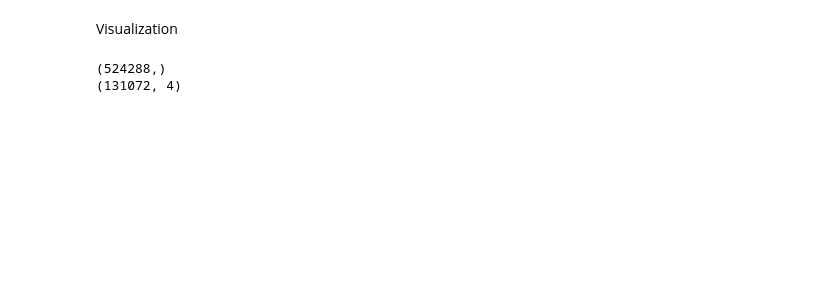
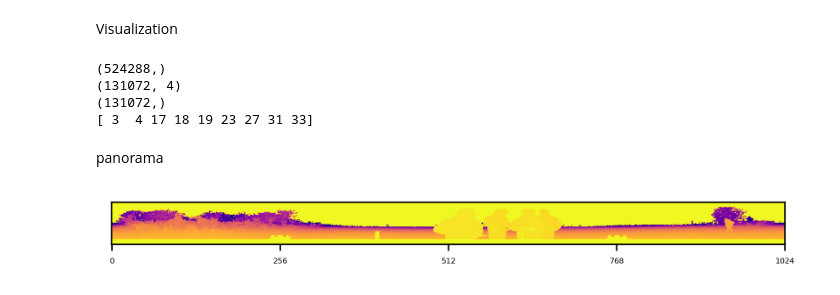
Before and after one commit to chrsdavis/point-cloud-segmentation, a Jupyter notebook: visualization.ipynb, the cells around one changed output. Saved outputs shown, nothing was run; the diff lists cells and outputs as text; code cells hidden in the pictures; blank space fills up the shorter version.

```diff
--- a/visualization.ipynb
+++ b/visualization.ipynb
@@ -10,13 +10,79 @@ import matplotlib.pyplot as plt
 from mpl_toolkits.mplot3d import Axes3D
 
 file1 = '000000.bin'
-# label_file = '000000.label'
+file2 = '000000.label'
 
 cloud1 = np.fromfile(file1, dtype=np.float32)
 print(cloud1.shape)
 
 cloud1 = cloud1.reshape((-1, 4))
+xyz = cloud1[:, :3]
+x = cloud1[:, 0]
+y = cloud1[:, 1]
+z = cloud1[:, 2]
+ref = cloud1[:, 3:]
 print(cloud1.shape)
+
+label = np.fromfile(file2, dtype=np.int32)
+print(label.shape)
+distinct = np.unique(label)
+print(distinct)
 # %% [output]
 (524288,)
 (131072, 4)
+(131072,)
+[ 3  4 17 18 19 23 27 31 33]
+# %% [markdown]
+panorama
+# %%
+H = 64
+W = 1024
+
+fov_up = np.pi / 8 # 45 / 2 deg
+fov_down = -np.pi / 8
+fov = np.abs(fov_up) + np.abs(fov_down)
+
+# convert to spherical coords
+rad = np.linalg.norm(xyz, 2, axis=1) # radius of points from origin
+rad[rad == 0] = 1e-4 # adjust origin to make warping work
+
+yaw = -np.arctan2(y, x) # phi
+pitch = np.arcsin(z / rad) # theta
+
+# (rad, yaw, pitch)
+# now map to 2d image of yaw x pitch
+# yaw goes [-pi, pi] and pitch goes [fov_down, fov_up]
+proj_x_unit = 0.5 * (yaw / np.pi + 1.0) # scaled to [0,1]
+proj_y_unit = 1.0 - (pitch + np.abs(fov_down)) / fov # scaled to [0,1]
+proj_x = proj_x_unit * W # [0, W]
+proj_y = proj_y_unit * H # [0, H]
+
+# convert to indices
+proj_x = np.floor(proj_x)
+proj_x = np.minimum(W - 1, proj_x)
+proj_x = np.maximum(0, proj_x).astype(np.int32)
+
+proj_y = np.floor(proj_y)
+proj_y = np.minimum(H - 1, proj_y)
+proj_y = np.maximum(0, proj_y).astype(np.int32)
+
+u = proj_x.copy()
+v = proj_y.copy()
+u, v
+
+
+panorama = np.full((H, W), -1, dtype=np.float32)
+panorama[v, u] = rad
+
+# Note, origin is top left corner
+
+plt.figure(dpi=400)
+plt.imshow(panorama, cmap='plasma_r', vmin=0, vmax=30)
+ax = plt.gca()
+ax.set_yticklabels([])
+ax.set_yticks([])
+ax.set_xticks([0,256,512,768,1024])
+ax.set_xticklabels([0,256,512,768,1024], fontsize=4)
+plt.show()
+# %% [output]
+[figure, added]
```
Also changed, not shown: parts of 12 cells of this notebook.
